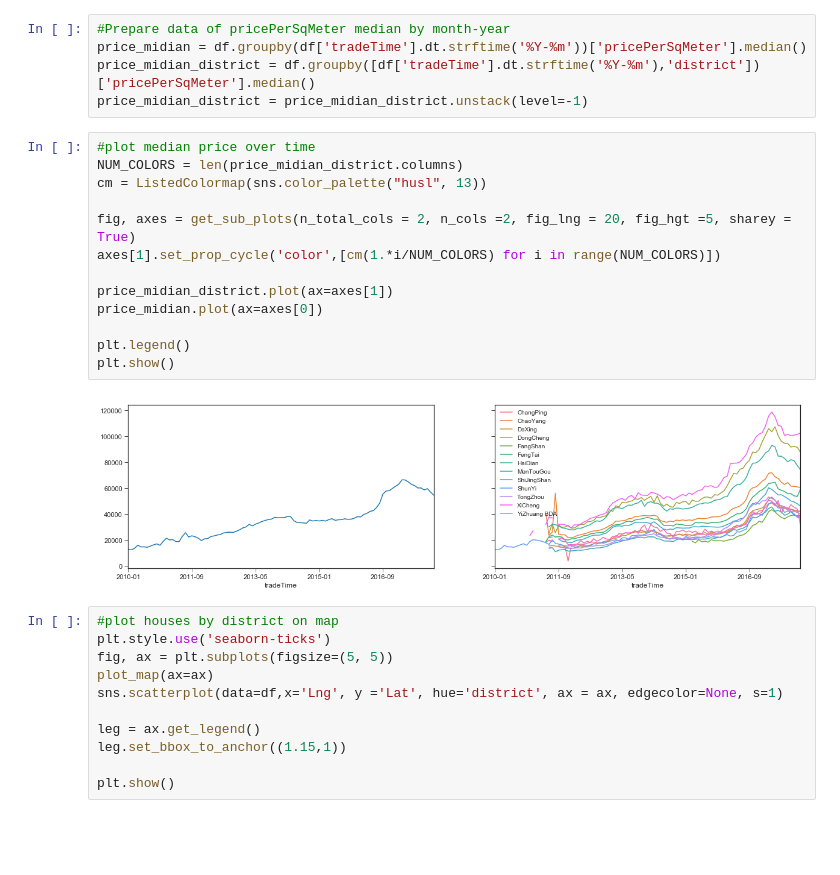
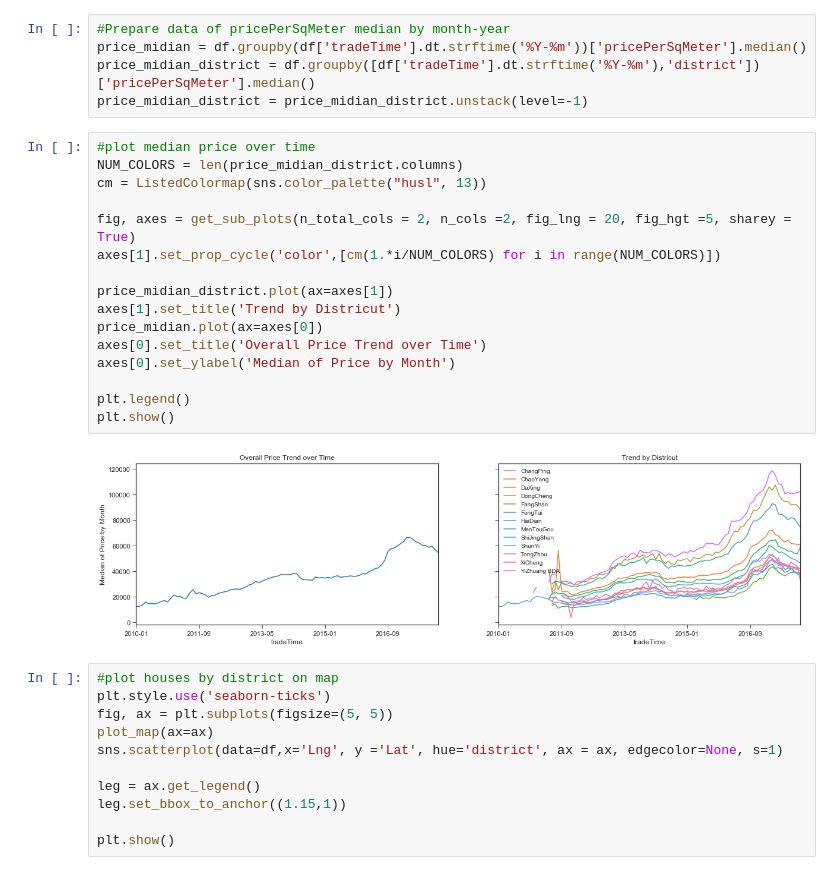
Before and after one commit to NancyMao1014/SpringBoard_Data_Science, a Jupyter notebook: CapstoneProject1/Exploratory Data Analysis & Data Storytelling.ipynb, the cells around one changed output. Saved outputs shown, nothing was run; the diff lists cells and outputs as text; blank space fills up the shorter version.

```diff
--- a/CapstoneProject1/Exploratory Data Analysis & Data Storytelling.ipynb
+++ b/CapstoneProject1/Exploratory Data Analysis & Data Storytelling.ipynb
@@ -285,18 +285,21 @@ price_midian_district = price_midian_district.unstack(level=-1)
 # %%
 #plot median price over time
 NUM_COLORS = len(price_midian_district.columns)
 cm = ListedColormap(sns.color_palette("husl", 13))
 
 fig, axes = get_sub_plots(n_total_cols = 2, n_cols =2, fig_lng = 20, fig_hgt =5, sharey = True)
 axes[1].set_prop_cycle('color',[cm(1.*i/NUM_COLORS) for i in range(NUM_COLORS)])
 
 price_midian_district.plot(ax=axes[1])
+axes[1].set_title('Trend by Districut')
 price_midian.plot(ax=axes[0])
+axes[0].set_title('Overall Price Trend over Time')
+axes[0].set_ylabel('Median of Price by Month')
 
 plt.legend()
 plt.show()
 # %% [output]
-[figure, old version]
+[figure, new version]
 # %%
 #plot houses by district on map
 plt.style.use('seaborn-ticks')
```
Also changed, not shown: parts of 7 cells of this notebook, 2 other files.
